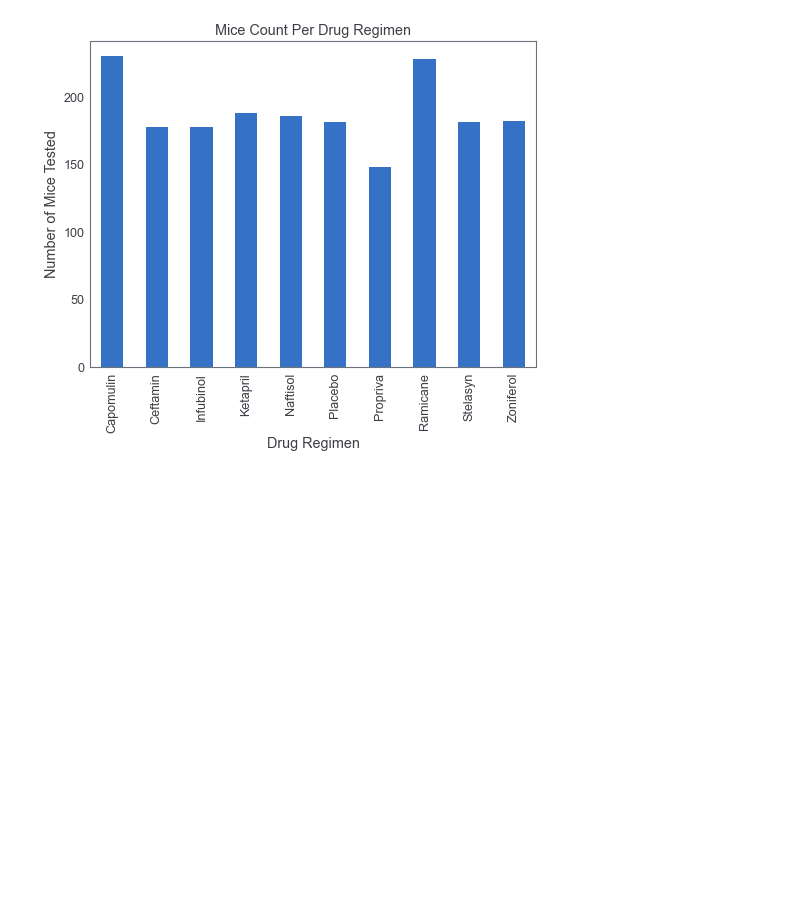
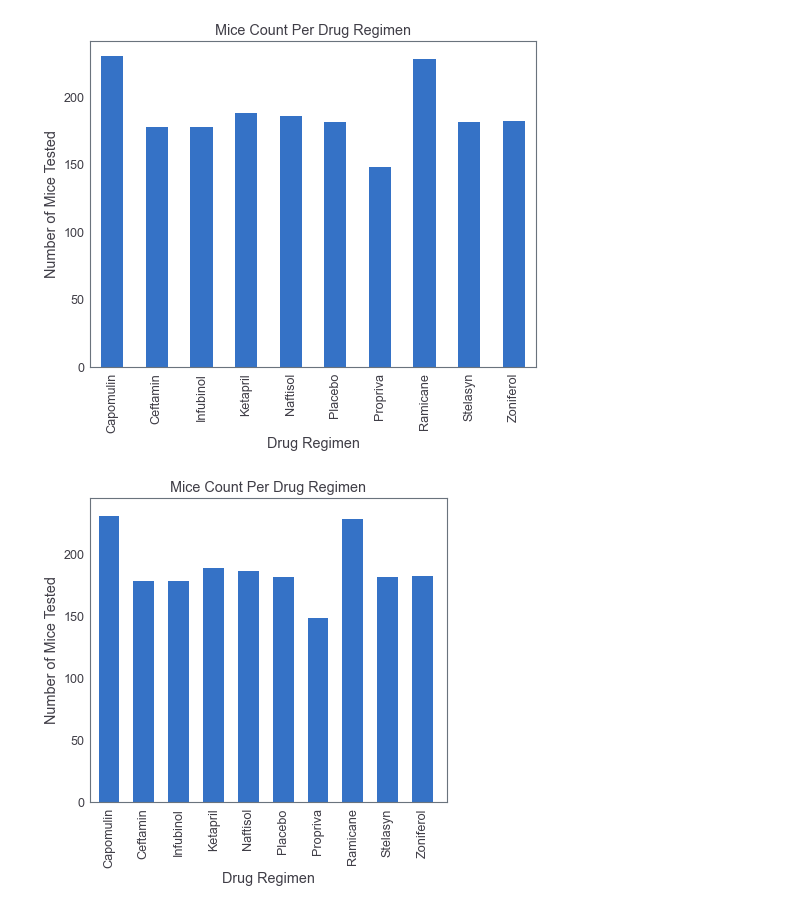
Before and after one commit to itsy24/Pymaceuticals, a Jupyter notebook: Pymaceuticals Inc..ipynb, the cells around one changed output. Cells and saved outputs as stored; diff of their text form; code cells hidden in the pictures; blank space fills up the shorter version.

Commit message:
added 2nd figure

```diff
--- a/Pymaceuticals Inc..ipynb
+++ b/Pymaceuticals Inc..ipynb
@@ -161,0 +161,29 @@ fig1.grid()
+# %%
+# Generate a bar plot showing the total number of timepoints for all mice tested for each drug regimen using pyplot.
+
+#Group the df by drug regimen, take the count, and filter it to the Mouse ID index
+drug_mice = mice_data.groupby(['Drug Regimen']).count()['Mouse ID']
+
+#Turn the drug_mice series into a data frame and change index from drug regimen to numeric
+drug_mice_df = drug_mice.to_frame(name = 'Number of Mice').reset_index()
+drug_mice_df
+
+#set x-axis and format ticks
+x_axis = np.arange(len(drug_mice_df['Drug Regimen']))
+ticks = [value+0.3 for value in x_axis]
+plt.xticks(ticks, drug_mice_df['Drug Regimen'], rotation = 'vertical')
+
+#Plot bar graph
+plt.bar(x_axis,drug_mice_df['Number of Mice'], align = 'edge', width = 0.60)
+
+#Set limits, add titles, and axis labels
+plt.xlim(-0.25, len(x_axis))
+plt.ylim(0, max(drug_mice_df['Number of Mice']) + 15)
+plt.title('Mice Count Per Drug Regimen')
+plt.xlabel('Drug Regimen')
+plt.ylabel('Number of Mice Tested')
+
+#Format graph to be easier to the eyes
+plt.grid()
+# %% [output]
+[figure, added]
```
Also changed, not shown: parts of 3 cells of this notebook.
